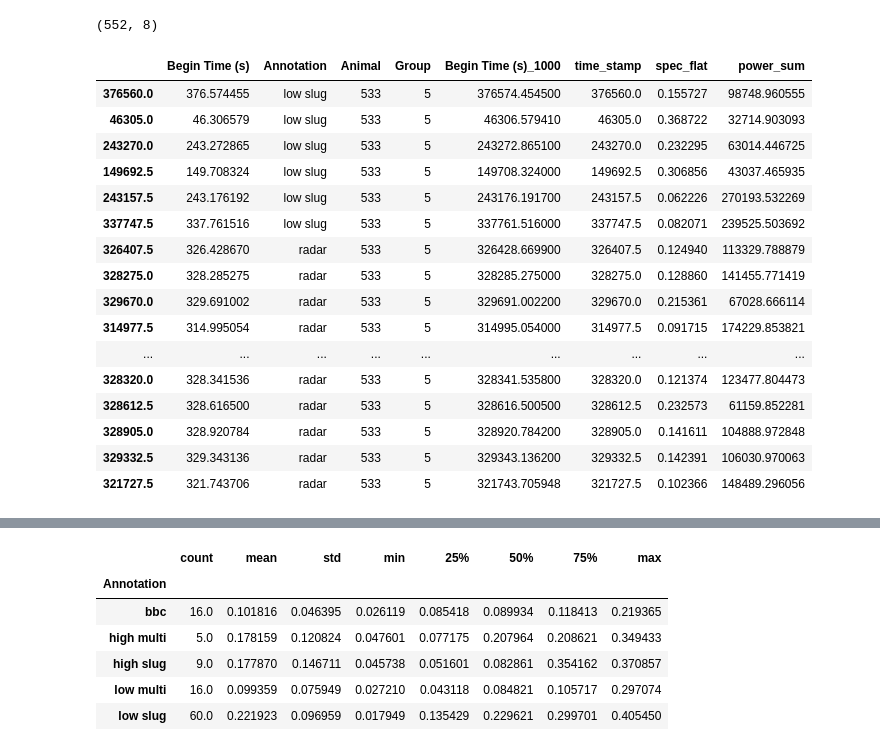
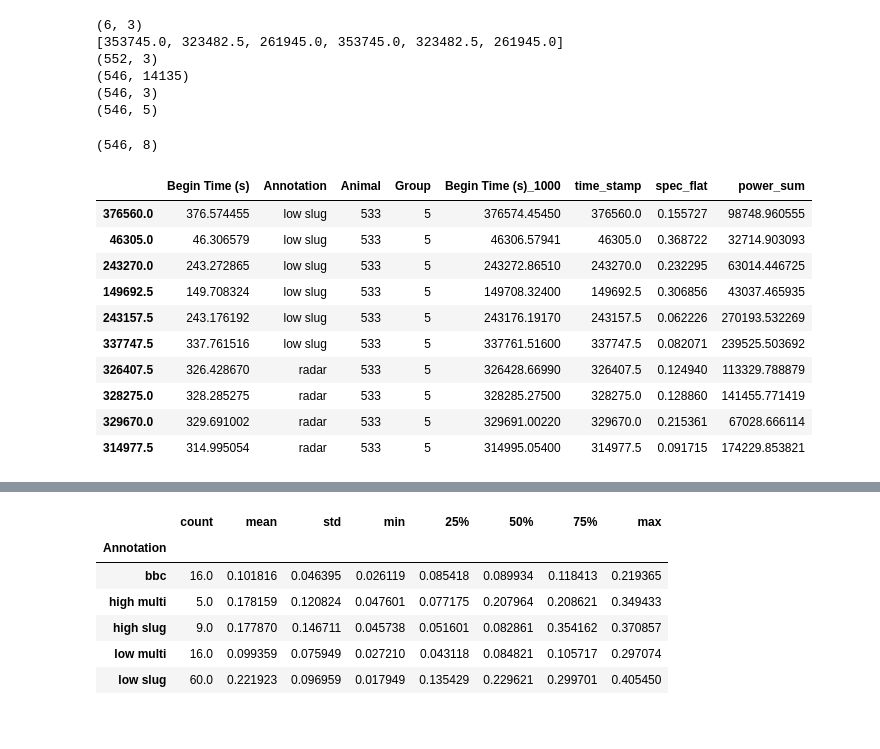
Before and after one commit to grace3999/USV_Python, a Jupyter notebook: Notebooks/Features_from_annotations_clustering.ipynb, the cells around one changed output, grey strips where cells are left out. Drawn from its saved outputs; the diff is of its cells as text; code cells hidden in the pictures.

```diff
--- a/Notebooks/Features_from_annotations_clustering.ipynb
+++ b/Notebooks/Features_from_annotations_clustering.ipynb
@@ -24,3 +24,7 @@ from sklearn.decomposition import PCA
 import seaborn as sns
 import matplotlib.pyplot as plt
 #import yellowbrick as yb
+# %%
+pd.set_option('display.max_rows', 500)
+pd.set_option('display.max_columns', 500)
+pd.set_option('display.width', 1000)
@@ -126,27 +108,49 @@ annot_info.head()
+# %%
+#find indexes with null values
+feature_df_null = feature_df[feature_df['spec_flat'].isnull()]
+print(feature_df_null.shape)
+
+#drop indexes with null values from annot_slices data frame
+nul_values = feature_df_null.index.values.tolist()
+print(nul_values)
+annot_slices.drop(index = nul_values, inplace=True)
+
+#drop rows with null values from feature_df
+print(feature_df.shape)
+feature_df = feature_df[feature_df['spec_flat'].notnull()]
+
+#drop indexes with null values from annot_info data frame
+annot_info.drop(index = nul_values, inplace=True)
+
+#confirm feature_df and annot_slices now have same row dim
+print(annot_slices.shape)
+print(feature_df.shape)
+print(annot_info.shape)
+# %% [output]
+(6, 3)
+[353745.0, 323482.5, 261945.0, 353745.0, 323482.5, 261945.0]
+(552, 3)
+(546, 14135)
+(546, 3)
+(546, 5)
 # %%
 features_with_info = pd.concat([annot_info, feature_df], axis=1)
 print(features_with_info.shape)
-features_with_info.dropna(axis = 0, inplace=True)
-features_with_info.head(50)
+#features_with_info.dropna(axis = 0, inplace=True)
+features_with_info.head(10)
 # %% [output]
-(552, 8)
+(546, 8)
 |  | Begin Time (s) | Annotation | Animal | Group | Begin Time (s)_1000 | time_stamp | spec_flat | power_sum |
-| 376560.0 | 376.574455 | low slug | 533 | 5 | 376574.454500 | 376560.0 | 0.155727 | 98748.960555 |
-| 46305.0 | 46.306579 | low slug | 533 | 5 | 46306.579410 | 46305.0 | 0.368722 | 32714.903093 |
-| 243270.0 | 243.272865 | low slug | 533 | 5 | 243272.865100 | 243270.0 | 0.232295 | 63014.446725 |
-| 149692.5 | 149.708324 | low slug | 533 | 5 | 149708.324000 | 149692.5 | 0.306856 | 43037.465935 |
-| 243157.5 | 243.176192 | low slug | 533 | 5 | 243176.191700 | 243157.5 | 0.062226 | 270193.532269 |
-| 337747.5 | 337.761516 | low slug | 533 | 5 | 337761.516000 | 337747.5 | 0.082071 | 239525.503692 |
-| 326407.5 | 326.428670 | radar | 533 | 5 | 326428.669900 | 326407.5 | 0.124940 | 113329.788879 |
-| 328275.0 | 328.285275 | radar | 533 | 5 | 328285.275000 | 328275.0 | 0.128860 | 141455.771419 |
-| 329670.0 | 329.691002 | radar | 533 | 5 | 329691.002200 | 329670.0 | 0.215361 | 67028.666114 |
-| 314977.5 | 314.995054 | radar | 533 | 5 | 314995.054000 | 314977.5 | 0.091715 | 174229.853821 |
-| ... | ... | ... | ... | ... | ... | ... | ... | ... |
-| 328320.0 | 328.341536 | radar | 533 | 5 | 328341.535800 | 328320.0 | 0.121374 | 123477.804473 |
-| 328612.5 | 328.616500 | radar | 533 | 5 | 328616.500500 | 328612.5 | 0.232573 | 61159.852281 |
-| 328905.0 | 328.920784 | radar | 533 | 5 | 328920.784200 | 328905.0 | 0.141611 | 104888.972848 |
-| 329332.5 | 329.343136 | radar | 533 | 5 | 329343.136200 | 329332.5 | 0.142391 | 106030.970063 |
-| 321727.5 | 321.743706 | radar | 533 | 5 | 321743.705948 | 321727.5 | 0.102366 | 148489.296056 |
+| 376560.0 | 376.574455 | low slug | 533 | 5 | 376574.45450 | 376560.0 | 0.155727 | 98748.960555 |
+| 46305.0 | 46.306579 | low slug | 533 | 5 | 46306.57941 | 46305.0 | 0.368722 | 32714.903093 |
+| 243270.0 | 243.272865 | low slug | 533 | 5 | 243272.86510 | 243270.0 | 0.232295 | 63014.446725 |
+| 149692.5 | 149.708324 | low slug | 533 | 5 | 149708.32400 | 149692.5 | 0.306856 | 43037.465935 |
+| 243157.5 | 243.176192 | low slug | 533 | 5 | 243176.19170 | 243157.5 | 0.062226 | 270193.532269 |
+| 337747.5 | 337.761516 | low slug | 533 | 5 | 337761.51600 | 337747.5 | 0.082071 | 239525.503692 |
+| 326407.5 | 326.428670 | radar | 533 | 5 | 326428.66990 | 326407.5 | 0.124940 | 113329.788879 |
+| 328275.0 | 328.285275 | radar | 533 | 5 | 328285.27500 | 328275.0 | 0.128860 | 141455.771419 |
+| 329670.0 | 329.691002 | radar | 533 | 5 | 329691.00220 | 329670.0 | 0.215361 | 67028.666114 |
+| 314977.5 | 314.995054 | radar | 533 | 5 | 314995.05400 | 314977.5 | 0.091715 | 174229.853821 |
 # %%
 features_with_info.groupby('Annotation')['power_sum'].describe()
 # %% [output]
```
Also changed, not shown: parts of 14 cells of this notebook, 7 other files.
